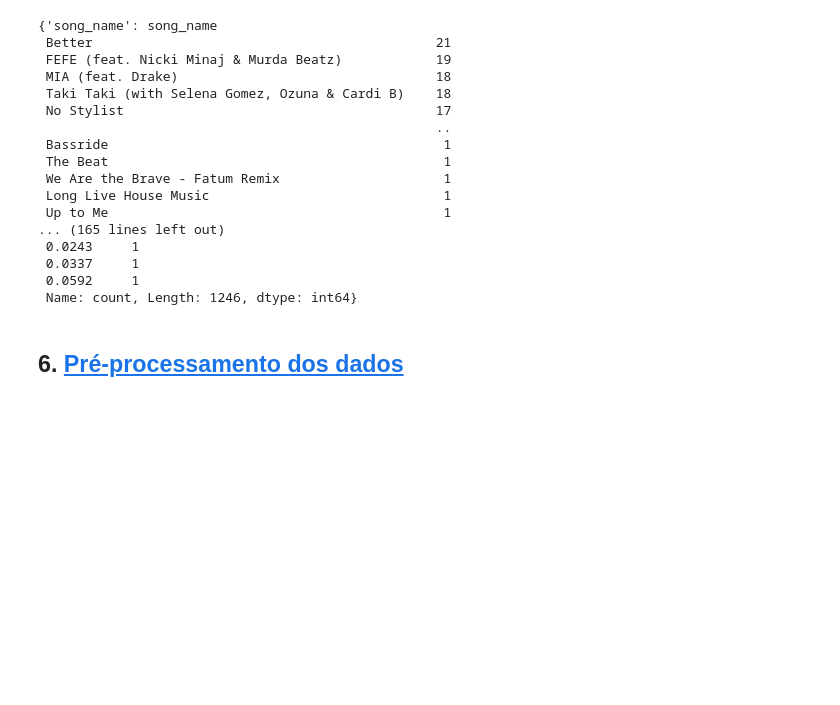
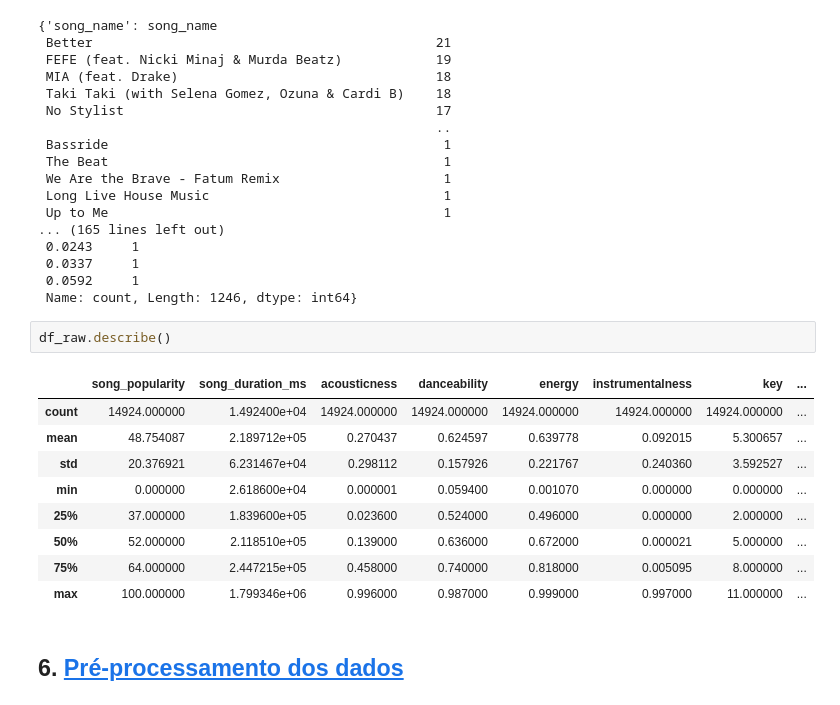
Before and after one commit to pfcv99/AC_Popularidade_musicas, a Jupyter notebook: Trabalho.ipynb, the cells around one changed output. Saved outputs shown, nothing was run; the diff lists cells and outputs as text; blank space fills up the shorter version.

```diff
--- a/Trabalho.ipynb
+++ b/Trabalho.ipynb
@@ -167,6 +214,18 @@ col_counts
  0.0337     1
  0.0592     1
  Name: count, Length: 1246, dtype: int64}
+# %%
+df_raw.describe()
+# %% [output]
+|  | song_popularity | song_duration_ms | acousticness | danceability | energy | instrumentalness | key | ... |
+| count | 14924.000000 | 1.492400e+04 | 14924.000000 | 14924.000000 | 14924.000000 | 14924.000000 | 14924.000000 | ... |
+| mean | 48.754087 | 2.189712e+05 | 0.270437 | 0.624597 | 0.639778 | 0.092015 | 5.300657 | ... |
+| std | 20.376921 | 6.231467e+04 | 0.298112 | 0.157926 | 0.221767 | 0.240360 | 3.592527 | ... |
+| min | 0.000000 | 2.618600e+04 | 0.000001 | 0.059400 | 0.001070 | 0.000000 | 0.000000 | ... |
+| 25% | 37.000000 | 1.839600e+05 | 0.023600 | 0.524000 | 0.496000 | 0.000000 | 2.000000 | ... |
+| 50% | 52.000000 | 2.118510e+05 | 0.139000 | 0.636000 | 0.672000 | 0.000021 | 5.000000 | ... |
+| 75% | 64.000000 | 2.447215e+05 | 0.458000 | 0.740000 | 0.818000 | 0.005095 | 8.000000 | ... |
+| max | 100.000000 | 1.799346e+06 | 0.996000 | 0.987000 | 0.999000 | 0.997000 | 11.000000 | ... |
 # %% [markdown]
 ## 6. <a id='toc6_'></a>[Pré-processamento dos dados](#toc0_)
 # %% [markdown]
```
Also changed, not shown: parts of 60 cells of this notebook, 20 other files.
